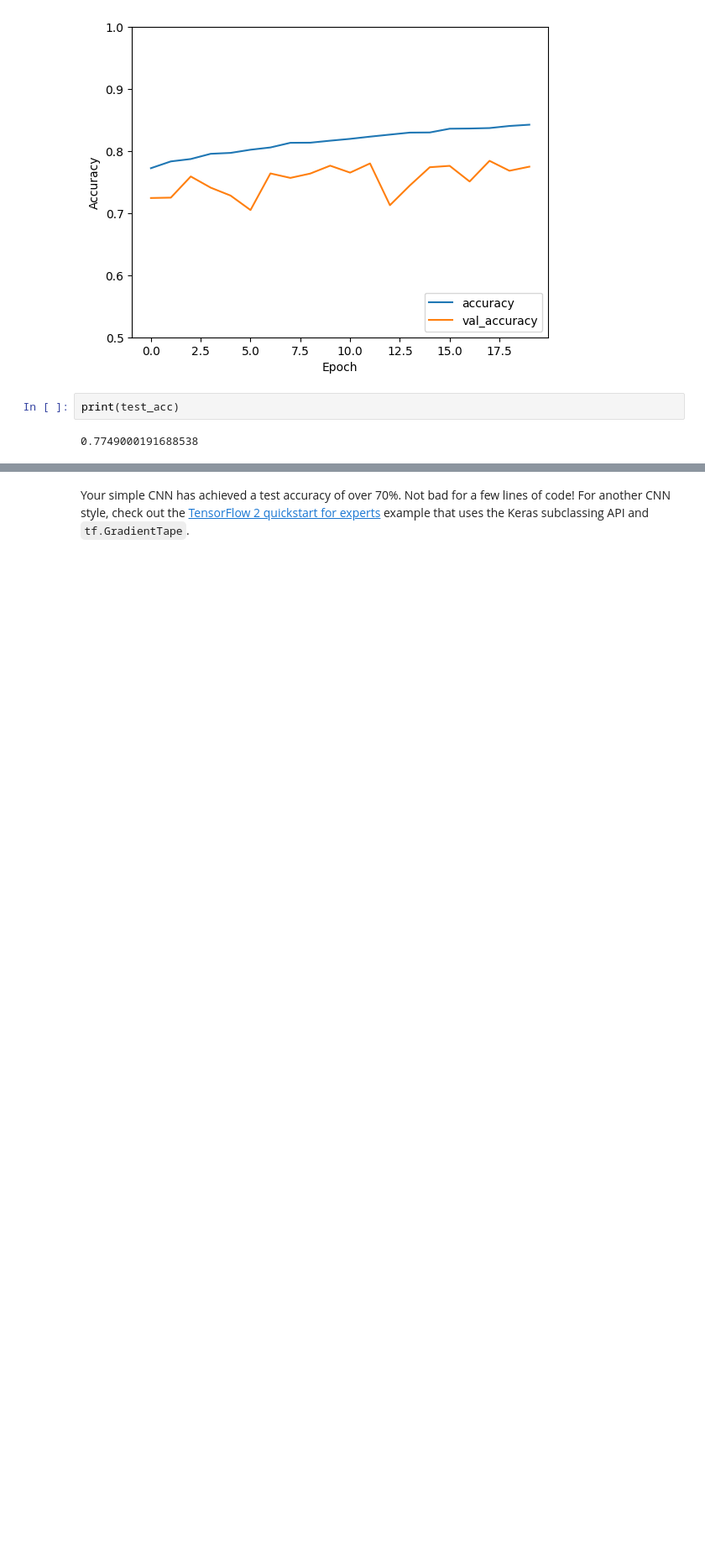
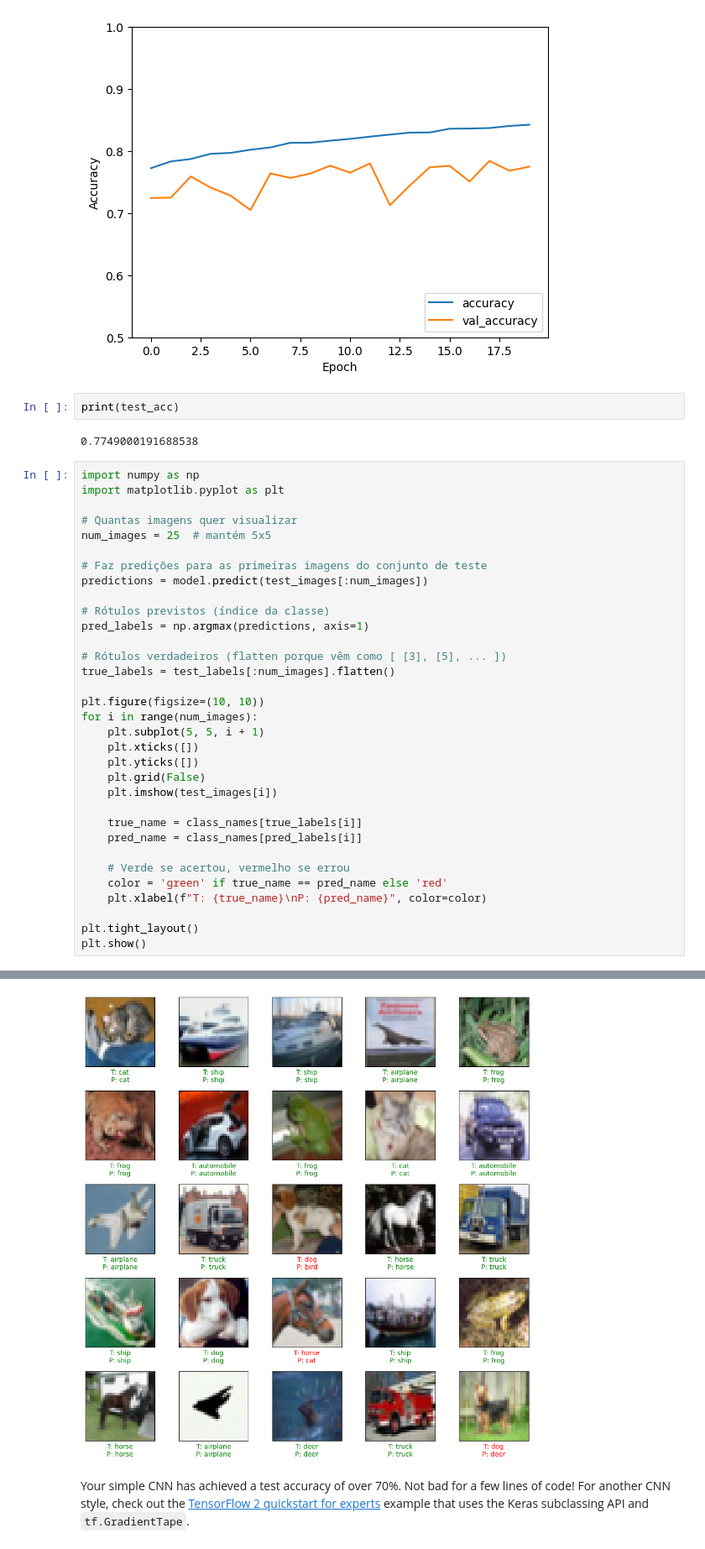
Before and after one commit to erbisti/Collab, a Jupyter notebook: CNN_CIFAR10.ipynb, the cells around one changed output, grey strips where cells are left out. Shown at 84% size. Drawn from its saved outputs; the diff is of its cells as text; blank space fills up the shorter version.

```diff
--- a/CNN_CIFAR10.ipynb
+++ b/CNN_CIFAR10.ipynb
@@ -213,3 +213,37 @@ test_loss, test_acc = model.evaluate(test_images,  test_labels, verbose=2)
 print(test_acc)
 # %% [output]
 0.7749000191688538
+# %%
+import numpy as np
+import matplotlib.pyplot as plt
+
+# Quantas imagens quer visualizar
+num_images = 25  # mantém 5x5
+
+# Faz predições para as primeiras imagens do conjunto de teste
+predictions = model.predict(test_images[:num_images])
+
+# Rótulos previstos (índice da classe)
+pred_labels = np.argmax(predictions, axis=1)
+
+# Rótulos verdadeiros (flatten porque vêm como [ [3], [5], ... ])
+true_labels = test_labels[:num_images].flatten()
+
+plt.figure(figsize=(10, 10))
+for i in range(num_images):
+    plt.subplot(5, 5, i + 1)
+    plt.xticks([])
+    plt.yticks([])
+    plt.grid(False)
+    plt.imshow(test_images[i])
+
+    true_name = class_names[true_labels[i]]
+    pred_name = class_names[pred_labels[i]]
+
+    # Verde se acertou, vermelho se errou
+    color = 'green' if true_name == pred_name else 'red'
+    plt.xlabel(f"T: {true_name}\nP: {pred_name}", color=color)
+
+plt.tight_layout()
+plt.show()
+# %% [output]
@@ -216,2 +251,3 @@ print(test_acc)
+[figure, added]
 # %% [markdown]
 Your simple CNN has achieved a test accuracy of over 70%. Not bad for a few lines of code! For another CNN style, check out the [TensorFlow 2 quickstart for experts](https://www.tensorflow.org/tutorials/quickstart/advanced) example that uses the Keras subclassing API and `tf.GradientTape`.
```
Also changed, not shown: parts of 2 cells of this notebook.
